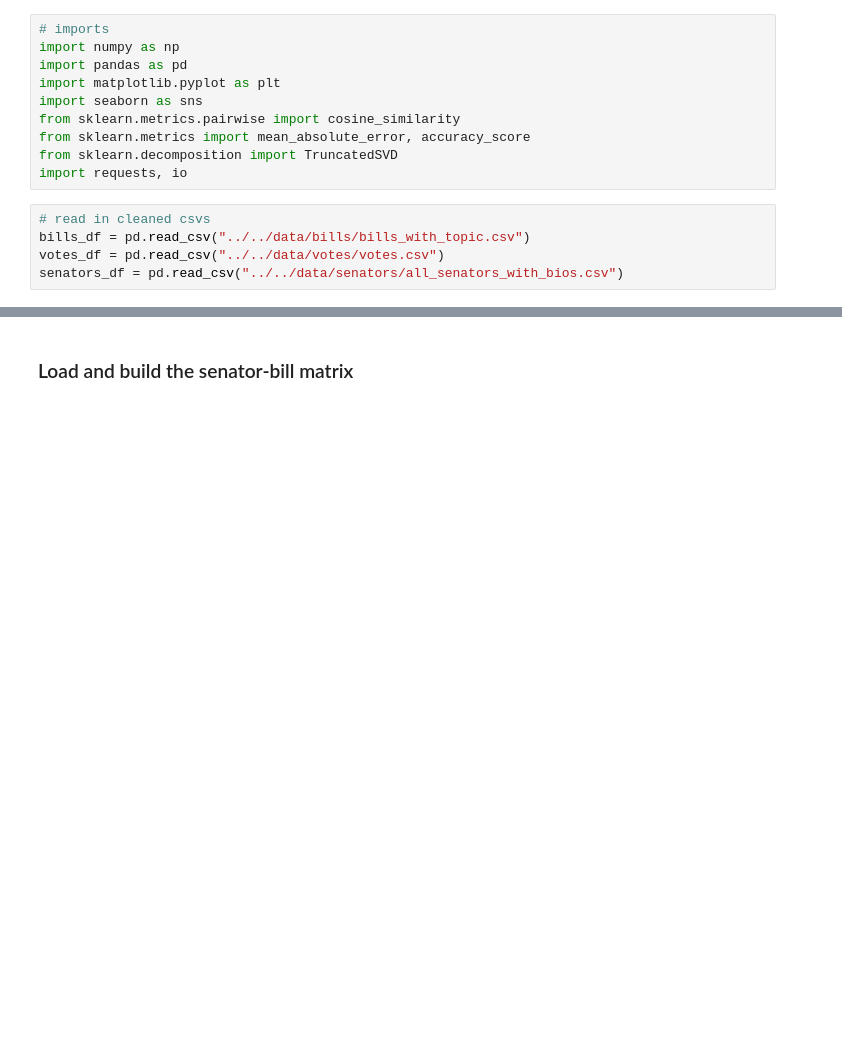
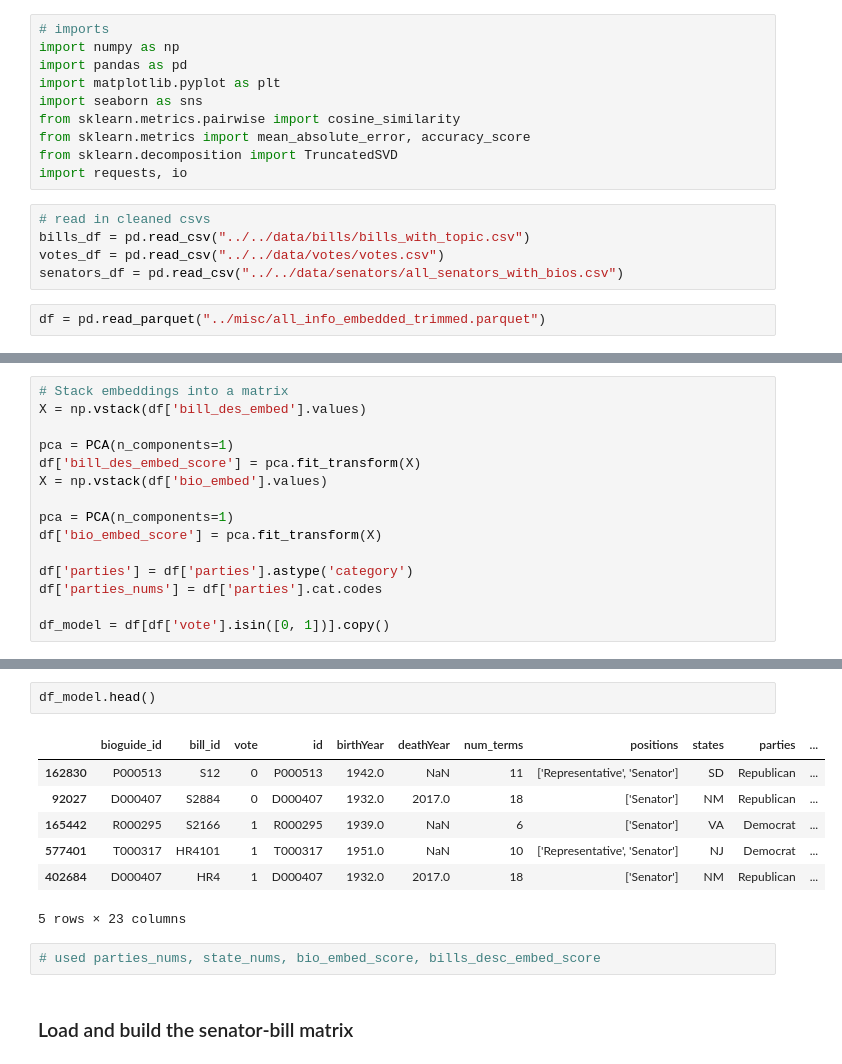
Before and after one commit to maddyjin/ds4420project, a Jupyter notebook: eda/models_eda/collab_filtering_eda.ipynb, the cells around one changed output, grey strips where cells are left out. Cells and saved outputs as stored; diff of their text form; blank space fills up the shorter version.

Commit message:
push embed scoring for CF

```diff
--- a/eda/models_eda/collab_filtering_eda.ipynb
+++ b/eda/models_eda/collab_filtering_eda.ipynb
@@ -17,3 +17,5 @@ import requests, io
 bills_df = pd.read_csv("../../data/bills/bills_with_topic.csv")
 votes_df = pd.read_csv("../../data/votes/votes.csv")
 senators_df = pd.read_csv("../../data/senators/all_senators_with_bios.csv")
+# %%
+df = pd.read_parquet("../misc/all_info_embedded_trimmed.parquet")
@@ -19,0 +24,15 @@ senators_df = pd.read_csv("../../data/senators/all_senators_with_bios.csv")
+# %%
+# Stack embeddings into a matrix
+X = np.vstack(df['bill_des_embed'].values)
+
+pca = PCA(n_components=1)
+df['bill_des_embed_score'] = pca.fit_transform(X)
+X = np.vstack(df['bio_embed'].values)
+
+pca = PCA(n_components=1)
+df['bio_embed_score'] = pca.fit_transform(X)
+
+df['parties'] = df['parties'].astype('category')
+df['parties_nums'] = df['parties'].cat.codes
+
+df_model = df[df['vote'].isin([0, 1])].copy()
@@ -20,3 +49,15 @@ senators_df = pd.read_csv("../../data/senators/all_senators_with_bios.csv")
+# %%
+df_model.head()
+# %% [output]
+|  | bioguide_id | bill_id | vote | id | birthYear | deathYear | num_terms | positions | states | parties | ... |
+| 162830 | P000513 | S12 | 0 | P000513 | 1942.0 | NaN | 11 | ['Representative', 'Senator'] | SD | Republican | ... |
+| 92027 | D000407 | S2884 | 0 | D000407 | 1932.0 | 2017.0 | 18 | ['Senator'] | NM | Republican | ... |
+| 165442 | R000295 | S2166 | 1 | R000295 | 1939.0 | NaN | 6 | ['Senator'] | VA | Democrat | ... |
+| 577401 | T000317 | HR4101 | 1 | T000317 | 1951.0 | NaN | 10 | ['Representative', 'Senator'] | NJ | Democrat | ... |
+| 402684 | D000407 | HR4 | 1 | D000407 | 1932.0 | 2017.0 | 18 | ['Senator'] | NM | Republican | ... |
+5 rows × 23 columns
+# %%
+# used parties_nums, state_nums, bio_embed_score, bills_desc_embed_score
 # %% [markdown]
 ### Load and build the senator-bill matrix
 # %%
```
Also changed, not shown: parts of 2 cells of this notebook.
